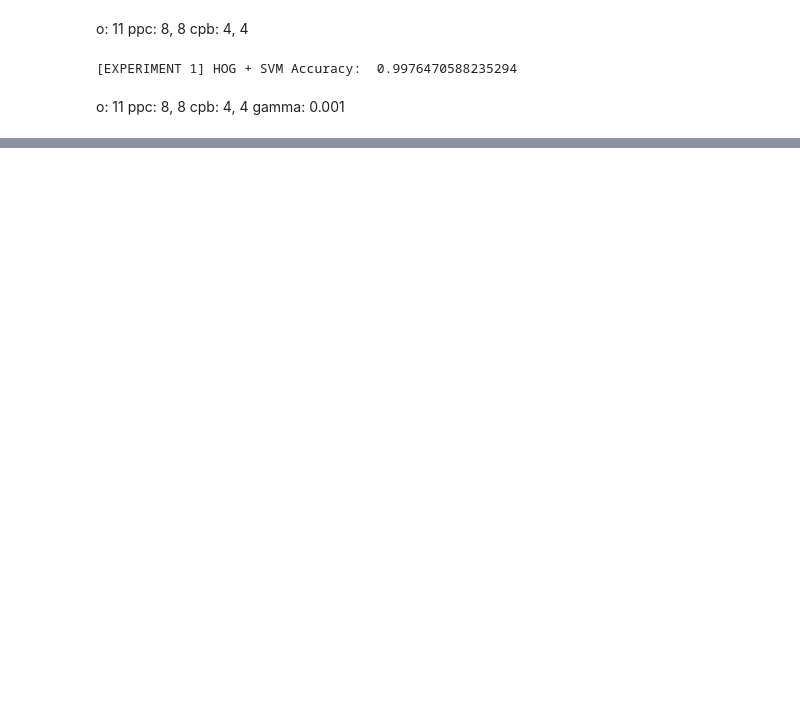
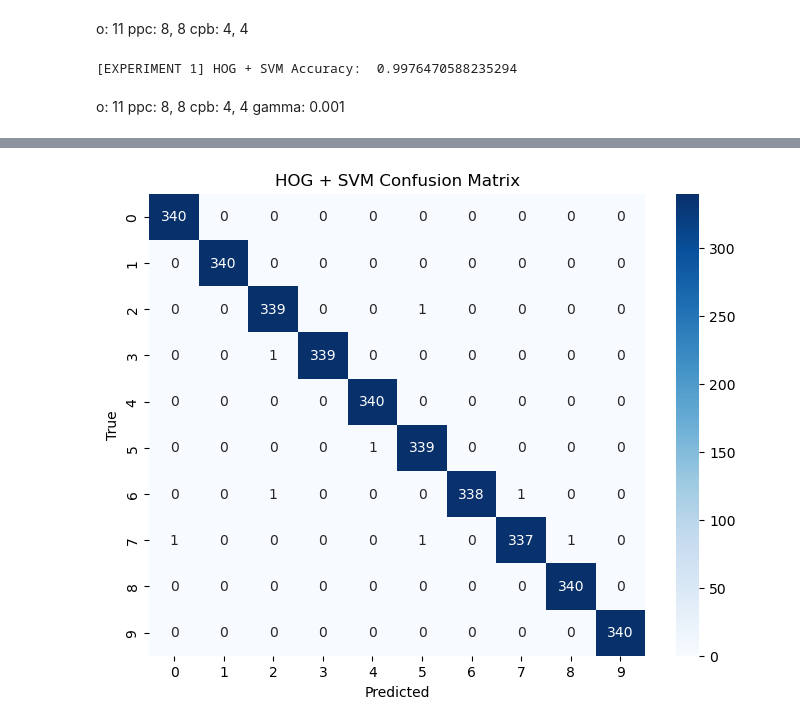
Before and after one commit to Shounge/Image_and_Video_Processing, a Jupyter notebook: hog_svm.ipynb, the cells around one changed output, grey strips where cells are left out. Saved outputs shown, nothing was run; the diff lists cells and outputs as text; code cells hidden in the pictures; blank space fills up the shorter version.

```diff
--- a/hog_svm.ipynb
+++ b/hog_svm.ipynb
@@ -232,0 +233,4 @@ print("[EXPERIMENT 2] HOG + SVM Accuracy: ", accuracy_score(y_val, val_pred_hog_
+# %%
+val_pred_hog_svm = hog_svm.predict(X_val_hog)
+
+print(classification_report(y_val, val_pred_hog_svm, digits=6))
@@ -232,0 +254,11 @@ print("[EXPERIMENT 2] HOG + SVM Accuracy: ", accuracy_score(y_val, val_pred_hog_
+# %%
+cm = confusion_matrix(y_val, val_pred_hog_svm)
+
+plt.figure(figsize=(8, 6))
+sns.heatmap(cm, annot=True, fmt="d", cmap="Blues")
+plt.xlabel("Predicted")
+plt.ylabel("True")
+plt.title("HOG + SVM Confusion Matrix")
+plt.show()
+# %% [output]
+[figure, added]
```
Also changed, not shown: parts of 4 cells of this notebook, 3 other files.
